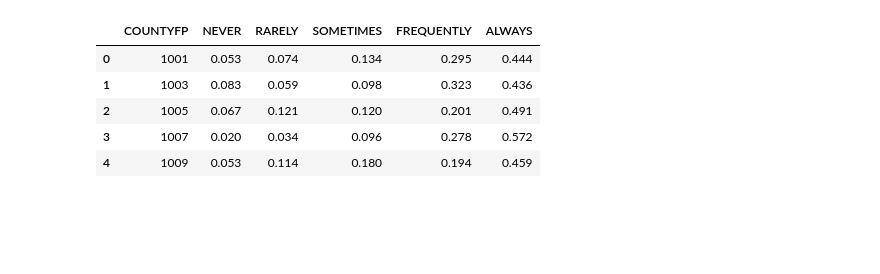
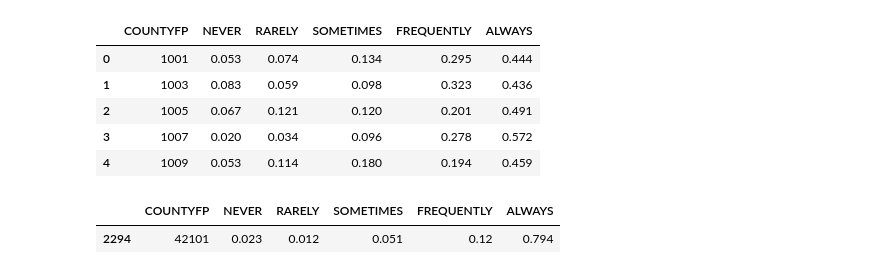
Before and after one commit to sharma-apoorv/data-512-project, a Jupyter notebook: src/A4-Common-Analysis.ipynb, the cells around one changed output. Saved outputs shown, nothing was run; the diff lists cells and outputs as text; code cells hidden in the pictures; blank space fills up the shorter version.

```diff
--- a/src/A4-Common-Analysis.ipynb
+++ b/src/A4-Common-Analysis.ipynb
@@ -33,5 +33,7 @@ STATE_NAME = 'Pennsylvania'
 STATE_NAME_ABB = 'PA'
 COUNTY_NAME_MASK_MANDATE_STR = f'{COUNTY_NAME} County'
 
+COUNTY_FIPS_CODE = 42101
+
 COUNTY_POPULATION = 1603797
 # %% [markdown]
@@ -369,3 +411,8 @@ mask_usage_df.head()
 | 2 | 1005 | 0.067 | 0.121 | 0.120 | 0.201 | 0.491 |
 | 3 | 1007 | 0.020 | 0.034 | 0.096 | 0.278 | 0.572 |
 | 4 | 1009 | 0.053 | 0.114 | 0.180 | 0.194 | 0.459 |
+# %%
+mask_usage_df[mask_usage_df['COUNTYFP'] == COUNTY_FIPS_CODE]
+# %% [output]
+|  | COUNTYFP | NEVER | RARELY | SOMETIMES | FREQUENTLY | ALWAYS |
+| 2294 | 42101 | 0.023 | 0.012 | 0.051 | 0.12 | 0.794 |
```
Also changed, not shown: parts of 18 cells of this notebook.
